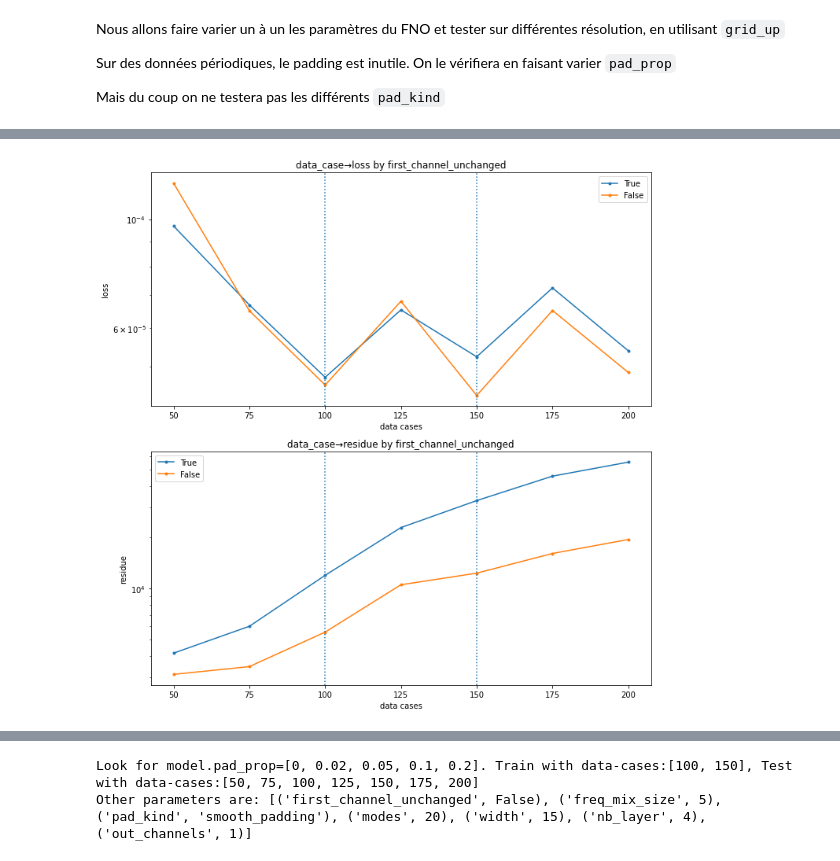
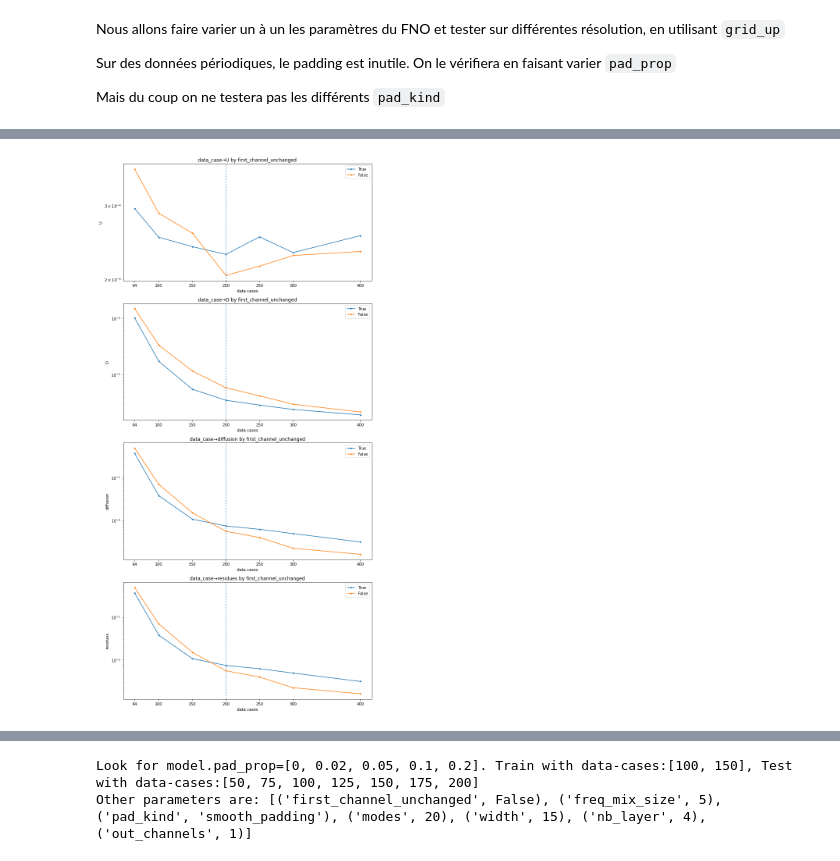
Before and after one commit to vincentvigon/small_libs, a Jupyter notebook: fourier_neural_operator/test_newton/run1_newton_with_grid_up.ipynb, the cells around one changed output, grey strips where cells are left out. Cells and saved outputs as stored; diff of their text form; code cells hidden in the pictures.

```diff
--- a/fourier_neural_operator/test_newton/run1_newton_with_grid_up.ipynb
+++ b/fourier_neural_operator/test_newton/run1_newton_with_grid_up.ipynb
@@ -321,5 +333,5 @@ traçage de la fonction generate_XY
 # %%
-testor.plot_last_result();
+gridup.plot_last_result();
 # %% [output]
-[figure, old version]
+[figure, new version]
 # %%
```
Also changed, not shown: parts of 6 cells of this notebook, 1 other file.
